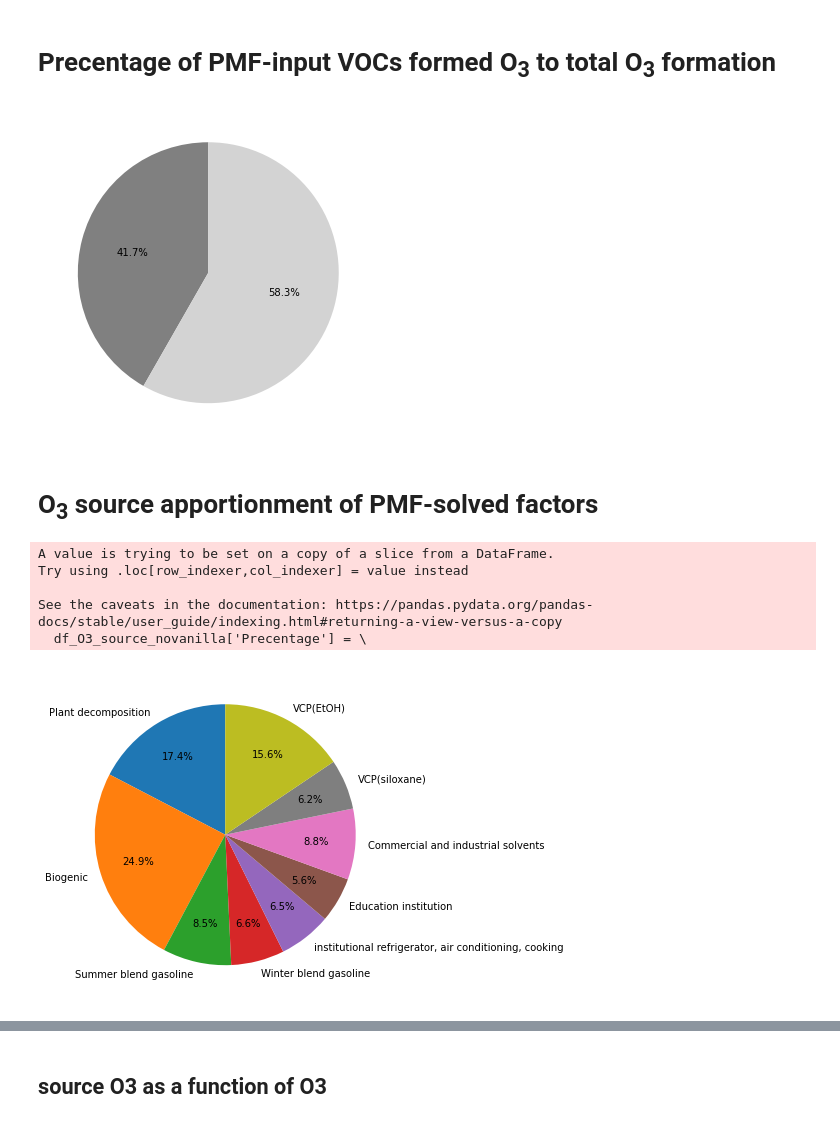
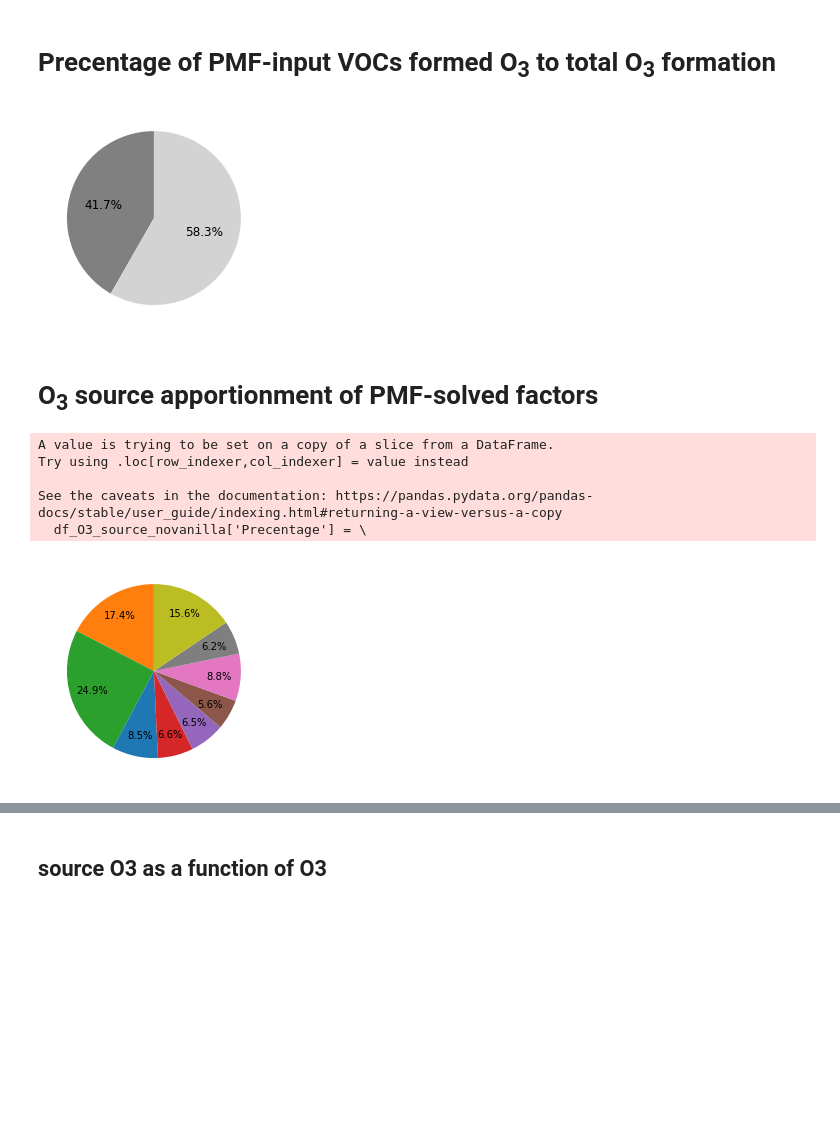
Before and after one commit to shenglun7/VOC_RECAP, a Jupyter notebook: code/script/box_model_output.ipynb, the cells around one changed output, grey strips where cells are left out. Saved outputs shown, nothing was run; the diff lists cells and outputs as text; code cells hidden in the pictures; blank space fills up the shorter version.

Commit message:
update plots of model source apportionment results

```diff
--- a/code/script/box_model_output.ipynb
+++ b/code/script/box_model_output.ipynb
@@ -41,39 +41,42 @@ O3_not_in_PMF = df_O3_source_avg.loc['O3','Percentage']
 O3_in_PMF = 100 - O3_not_in_PMF
 pie = [O3_not_in_PMF, O3_in_PMF]
 
-fig, ax = plt.subplots(1, figsize=(6, 6))
+fig, ax = plt.subplots(1, figsize=(4,4))
 ax.pie(pie, autopct='%1.1f%%',
-        shadow=False, startangle=90, colors = ['grey','lightgrey'])
+        shadow=False, startangle=90, colors = ['grey','lightgrey'],
+        textprops={'fontsize': 12})
 fig.set_facecolor('white')
-#fig.savefig('../../result/pie_model_PMFinput_vs_notinPMF.png', dpi=1200, bbox_inches='tight')
+fig.savefig('../../result/pie_model_PMFinput_vs_notinPMF.png', dpi=1200, bbox_inches='tight')
 # %% [output]
-[figure, old version]
+[figure, new version]
 # %% [markdown]
 # O<sub>3</sub> source apportionment of PMF-solved factors
 # %%
 # calculate precentage without vanilla O3
 df_O3_source_novanilla = df_O3_source_avg.iloc[1:,:]
 df_O3_source_novanilla['Precentage'] = \
     df_O3_source_novanilla['Value']/df_O3_source_novanilla['Value'].sum()
 
 # reorder source of O3 to match the order in OFP analysis
 idx = ['O3_X1','O3_X3','O3_X5','O3_X4','O3_X9','O3_X8','O3_X6','O3_X7','O3_X2']
 df_O3_source_novanilla = df_O3_source_novanilla.loc[idx,:]
 
 # make pie chart (no vanilla)
-fig, ax=plt.subplots(1, figsize=(6, 6))
+fig, ax=plt.subplots(1)
 factor_name = ['Plant decomposition', 'Biogenic', 'Summer blend gasoline',
                'Winter blend gasoline', 'institutional refrigerator, air conditioning, cooking', 'Education institution', 'Commercial and industrial solvents',
                'VCP(siloxane)', 'VCP(EtOH)']
+color = ['#ff7f0e','#2ca02c','#1f77b4', '#d62728', '#9467bd', '#8c564b', '#e377c2', '#7f7f7f', '#bcbd22']
 
-ax.pie(df_O3_source_novanilla['Percentage'], labels=factor_name,
-       autopct='%.1f%%', pctdistance=0.7,shadow=False, startangle=90, textprops={'fontsize': 10})
+ax.pie(df_O3_source_novanilla['Percentage'],labels=None,colors=color,
+       autopct='%.1f%%',pctdistance=0.75,shadow=False,startangle=90,
+       textprops={'fontsize': 10})
 fig.set_facecolor('white')
-#fig.savefig('../../result/pie_model_O3_source.png', dpi=1200, bbox_inches='tight')
+fig.savefig('../../result/pie_model_O3_source.png', dpi=1200, bbox_inches='tight')
 # %% [output]
 A value is trying to be set on a copy of a slice from a DataFrame.
 Try using .loc[row_indexer,col_indexer] = value instead
 
 See the caveats in the documentation: https://pandas.pydata.org/pandas-docs/stable/user_guide/indexing.html#returning-a-view-versus-a-copy
   df_O3_source_novanilla['Precentage'] = \
-[figure, old version]
+[figure, new version]
```
Also changed, not shown: parts of 13 cells of this notebook, 8 other files.
